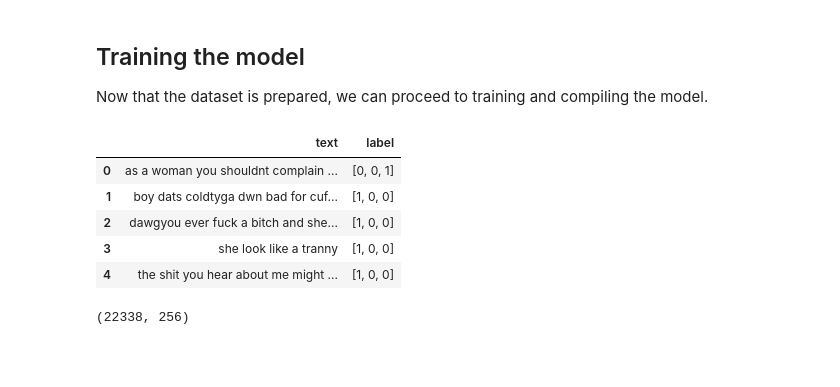
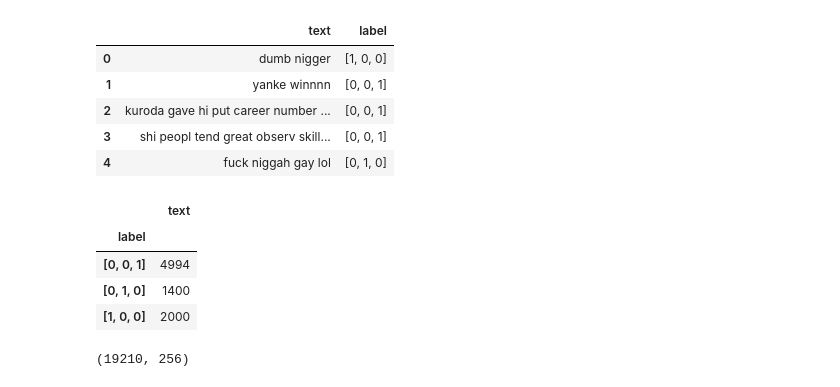
Before and after one commit to Pk13055/transcript-based-classification, a Jupyter notebook: src/scripts/train.ipynb, the cells around one changed output. Cells and saved outputs as stored; diff of their text form; code cells hidden in the pictures; blank space fills up the shorter version.

```diff
--- a/src/scripts/train.ipynb
+++ b/src/scripts/train.ipynb
@@ -61,23 +4,26 @@ dataset.groupby('label').count()
-# %% [markdown]
-## Training the model
-
-Now that the dataset is prepared, we can proceed to training and compiling the model.
 # %%
-dataset = pd.read_csv('comb_data.csv')
-dataset.head()
+df = pd.read_csv('training.csv')
+df.head()
 # %% [output]
 |  | text | label |
-| 0 | as a woman you shouldnt complain ... | [0, 0, 1] |
-| 1 | boy dats coldtyga dwn bad for cuf... | [1, 0, 0] |
-| 2 | dawgyou ever fuck a bitch and she... | [1, 0, 0] |
-| 3 | she look like a tranny | [1, 0, 0] |
-| 4 | the shit you hear about me might ... | [1, 0, 0] |
+| 0 | dumb nigger | [1, 0, 0] |
+| 1 | yanke winnnn | [0, 0, 1] |
+| 2 | kuroda gave hi put career number ... | [0, 0, 1] |
+| 3 | shi peopl tend great observ skill... | [0, 0, 1] |
+| 4 | fuck niggah gay lol | [0, 1, 0] |
+# %%
+df.groupby('label').count()
+# %% [output]
+|  | text |
+| label |  |
+| [0, 0, 1] | 4994 |
+| [0, 1, 0] | 1400 |
+| [1, 0, 0] | 2000 |
 # %%
-import numpy as np
-embedding_ = np.load('embeddings.npy')
+embedding_ = np.load('embeddings_latest.npy')
 embedding_.shape
 # %% [output]
-(22338, 256)
+(19210, 256)
 # %%
 from keras.models import Sequential, load_model, save_model
 from keras.layers import Embedding, Dropout, Bidirectional, LSTM, Dense
```
Also changed, not shown: parts of 19 cells of this notebook, 5 other files.
